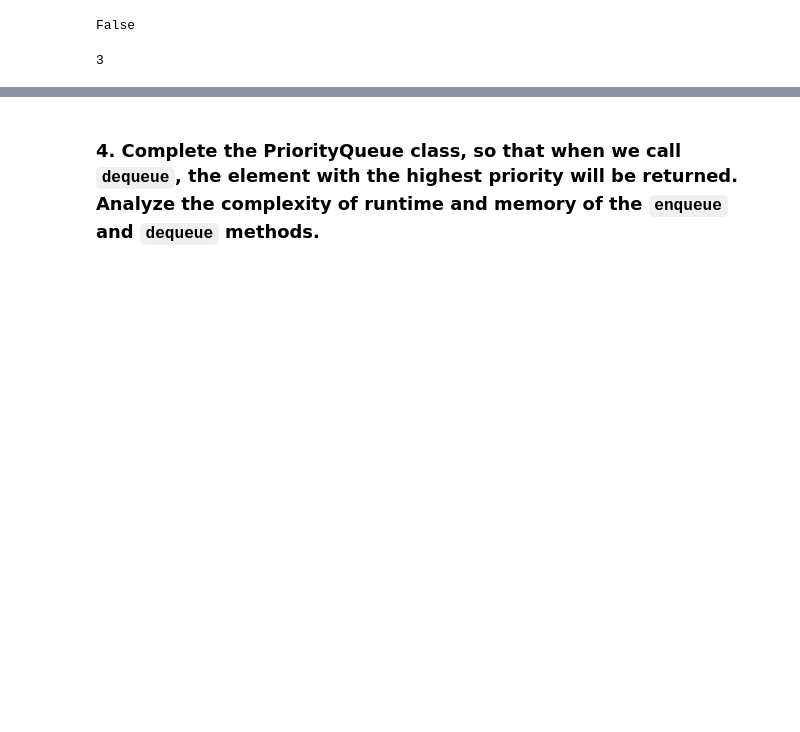
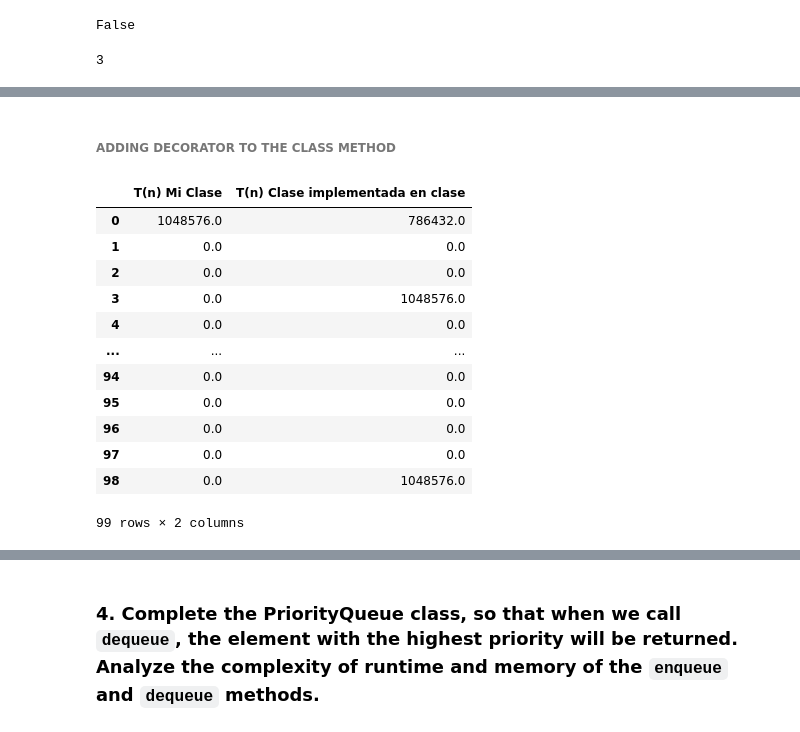
Before and after one commit to juanfranciscocis/Data-Structures, a Jupyter notebook: homework_2/homework_2.ipynb, the cells around one changed output, grey strips where cells are left out. Cells and saved outputs as stored; diff of their text form; code cells hidden in the pictures; blank space fills up the shorter version.

```diff
--- a/homework_2/homework_2.ipynb
+++ b/homework_2/homework_2.ipynb
@@ -433,0 +461,7 @@ q.first()
+# %%
+myResult = []
+for f in range(int(math.pow(10,2))-1):
+    n = dequeue(myQueue)
+    myResult.append(n.__getitem__(0))
+# %% [markdown]
+###### ADDING DECORATOR TO THE CLASS METHOD
@@ -433,0 +522,18 @@ q.first()
+# %%
+df = pd.DataFrame(zip(myResult,classResult))  #DEFINE THE DATA FRAME
+df.columns = ['T(n) Mi Clase', 'T(n) Clase implementada en clase']
+df
+# %% [output]
+|  | T(n) Mi Clase | T(n) Clase implementada en clase |
+| 0 | 1048576.0 | 786432.0 |
+| 1 | 0.0 | 0.0 |
+| 2 | 0.0 | 0.0 |
+| 3 | 0.0 | 1048576.0 |
+| 4 | 0.0 | 0.0 |
+| ... | ... | ... |
+| 94 | 0.0 | 0.0 |
+| 95 | 0.0 | 0.0 |
+| 96 | 0.0 | 0.0 |
+| 97 | 0.0 | 0.0 |
+| 98 | 0.0 | 1048576.0 |
+99 rows × 2 columns
```
Also changed, not shown: parts of 26 cells of this notebook, 1 other file.
